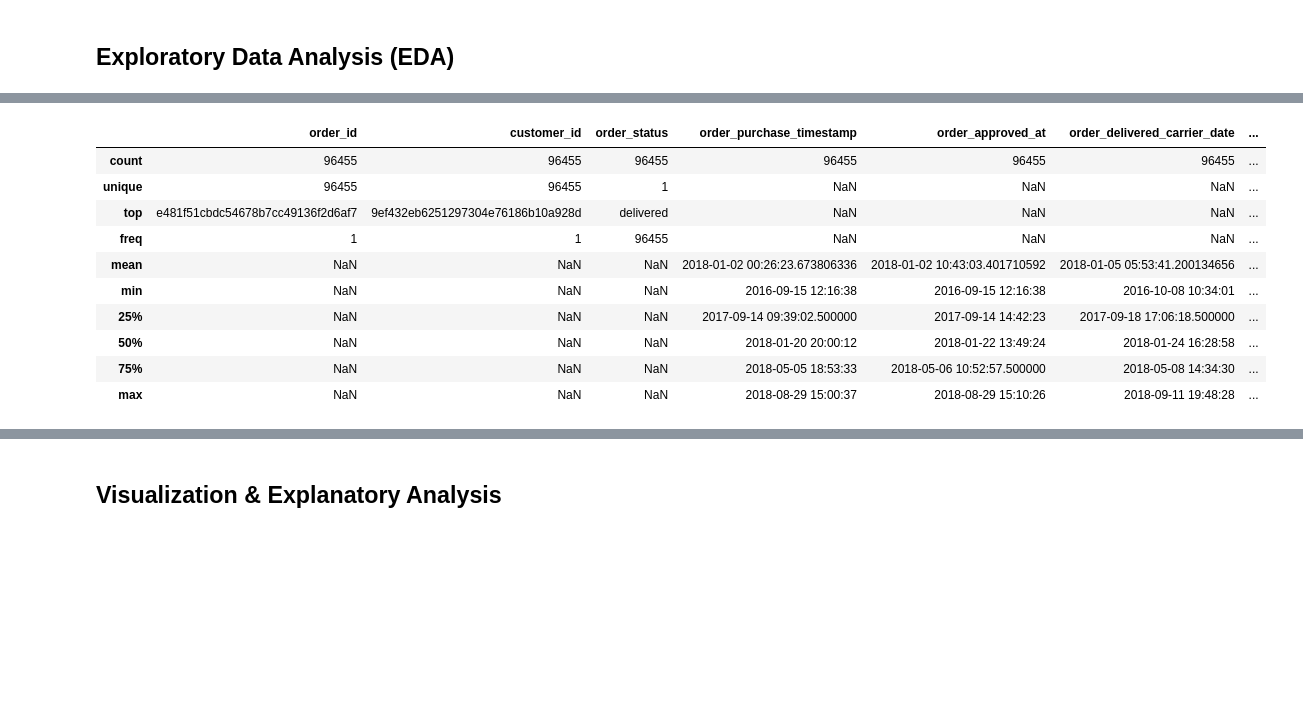
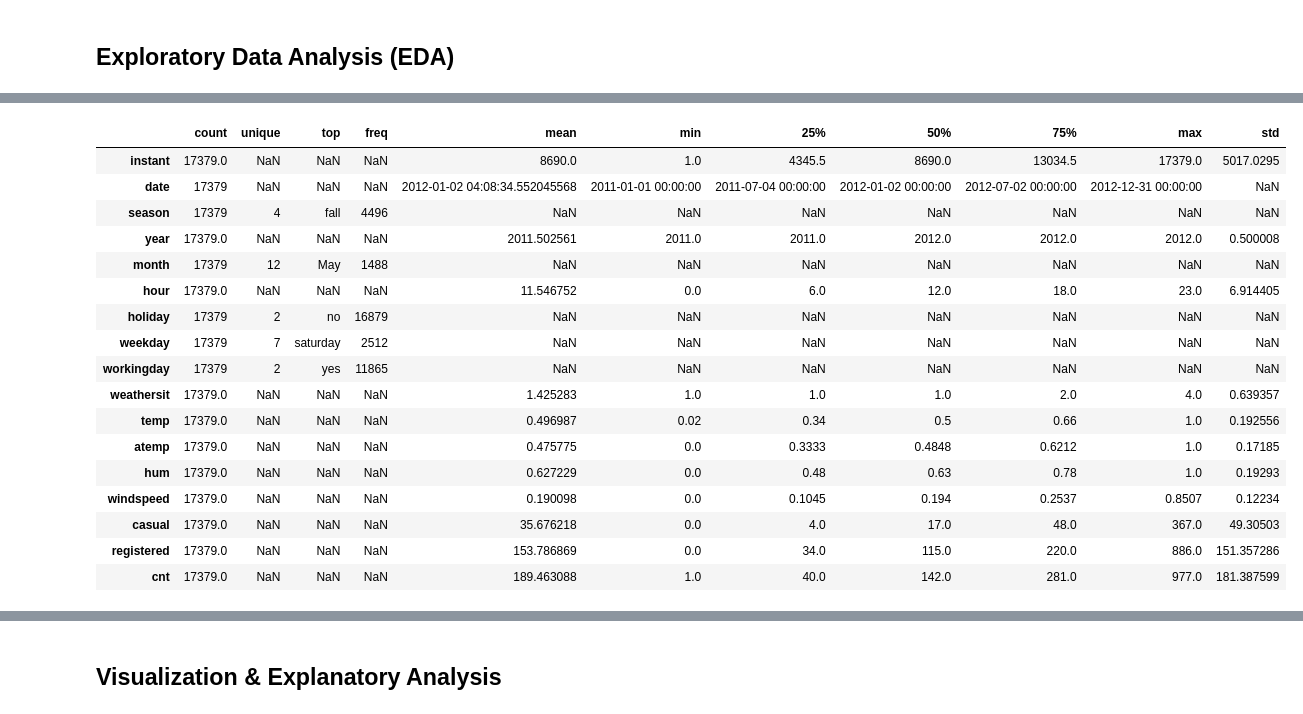
Before and after one commit to Sulbae/Bike-Sharing-Practice, a Jupyter notebook: notebook.ipynb, the cells around one changed output, grey strips where cells are left out. Cells and saved outputs as stored; diff of their text form; code cells hidden in the pictures; blank space fills up the shorter version.

```diff
--- a/notebook.ipynb
+++ b/notebook.ipynb
@@ -415,0 +249,8 @@ memory usage: 2.5+ MB
+# %%
+# season column
+seasons = {1: "spring",
+           2: "summer",
+           3: "fall",
+           4: "winter"}
+
+hourly_dataset_df["season"] = hourly_dataset_df["season"].map(seasons)
@@ -415,0 +275,29 @@ memory usage: 2.5+ MB
+# %%
+# weekday column
+days = {
+    0: "sunday",
+    1: "monday",
+    2: "tuesday",
+    3: "wednesday",
+    4: "thursday",
+    5: "friday",
+    6: "saturday"
+}
+
+hourly_dataset_df["weekday"] = hourly_dataset_df["weekday"].map(days)
+# %%
+# holiday column
+holidays = {
+    0: "no",
+    1: "yes"
+}
+
+hourly_dataset_df["holiday"] = hourly_dataset_df["holiday"].map(holidays)
+
+# workingday column
+workingdays = {
+    0: "no",
+    1: "yes"
+}
+
+hourly_dataset_df["workingday"] = hourly_dataset_df["workingday"].map(workingdays)
@@ -422,0 +475,3 @@ memory usage: 2.5+ MB
+# %%
+hourly_dataset_df.rename(columns={"yr": "year", "dteday": "date", "mnth": "month", "hr": "hour"}, inplace=True)
+hourly_dataset_df.head()
@@ -423,14 +485,21 @@ memory usage: 2.5+ MB
 # %%
-orders_dataset_df.describe(include="all")
+hourly_dataset_df.describe(include="all").T
 # %% [output]
-|  | order_id | customer_id | order_status | order_purchase_timestamp | order_approved_at | order_delivered_carrier_date | ... |
-| count | 96455 | 96455 | 96455 | 96455 | 96455 | 96455 | ... |
-| unique | 96455 | 96455 | 1 | NaN | NaN | NaN | ... |
-| top | e481f51cbdc54678b7cc49136f2d6af7 | 9ef432eb6251297304e76186b10a928d | delivered | NaN | NaN | NaN | ... |
-| freq | 1 | 1 | 96455 | NaN | NaN | NaN | ... |
-| mean | NaN | NaN | NaN | 2018-01-02 00:26:23.673806336 | 2018-01-02 10:43:03.401710592 | 2018-01-05 05:53:41.200134656 | ... |
-| min | NaN | NaN | NaN | 2016-09-15 12:16:38 | 2016-09-15 12:16:38 | 2016-10-08 10:34:01 | ... |
-| 25% | NaN | NaN | NaN | 2017-09-14 09:39:02.500000 | 2017-09-14 14:42:23 | 2017-09-18 17:06:18.500000 | ... |
-| 50% | NaN | NaN | NaN | 2018-01-20 20:00:12 | 2018-01-22 13:49:24 | 2018-01-24 16:28:58 | ... |
-| 75% | NaN | NaN | NaN | 2018-05-05 18:53:33 | 2018-05-06 10:52:57.500000 | 2018-05-08 14:34:30 | ... |
-| max | NaN | NaN | NaN | 2018-08-29 15:00:37 | 2018-08-29 15:10:26 | 2018-09-11 19:48:28 | ... |
+|  | count | unique | top | freq | mean | min | 25% | 50% | 75% | max | std |
+| instant | 17379.0 | NaN | NaN | NaN | 8690.0 | 1.0 | 4345.5 | 8690.0 | 13034.5 | 17379.0 | 5017.0295 |
+| date | 17379 | NaN | NaN | NaN | 2012-01-02 04:08:34.552045568 | 2011-01-01 00:00:00 | 2011-07-04 00:00:00 | 2012-01-02 00:00:00 | 2012-07-02 00:00:00 | 2012-12-31 00:00:00 | NaN |
+| season | 17379 | 4 | fall | 4496 | NaN | NaN | NaN | NaN | NaN | NaN | NaN |
+| year | 17379.0 | NaN | NaN | NaN | 2011.502561 | 2011.0 | 2011.0 | 2012.0 | 2012.0 | 2012.0 | 0.500008 |
+| month | 17379 | 12 | May | 1488 | NaN | NaN | NaN | NaN | NaN | NaN | NaN |
+| hour | 17379.0 | NaN | NaN | NaN | 11.546752 | 0.0 | 6.0 | 12.0 | 18.0 | 23.0 | 6.914405 |
+| holiday | 17379 | 2 | no | 16879 | NaN | NaN | NaN | NaN | NaN | NaN | NaN |
+| weekday | 17379 | 7 | saturday | 2512 | NaN | NaN | NaN | NaN | NaN | NaN | NaN |
+| workingday | 17379 | 2 | yes | 11865 | NaN | NaN | NaN | NaN | NaN | NaN | NaN |
+| weathersit | 17379.0 | NaN | NaN | NaN | 1.425283 | 1.0 | 1.0 | 1.0 | 2.0 | 4.0 | 0.639357 |
+| temp | 17379.0 | NaN | NaN | NaN | 0.496987 | 0.02 | 0.34 | 0.5 | 0.66 | 1.0 | 0.192556 |
+| atemp | 17379.0 | NaN | NaN | NaN | 0.475775 | 0.0 | 0.3333 | 0.4848 | 0.6212 | 1.0 | 0.17185 |
+| hum | 17379.0 | NaN | NaN | NaN | 0.627229 | 0.0 | 0.48 | 0.63 | 0.78 | 1.0 | 0.19293 |
+| windspeed | 17379.0 | NaN | NaN | NaN | 0.190098 | 0.0 | 0.1045 | 0.194 | 0.2537 | 0.8507 | 0.12234 |
+| casual | 17379.0 | NaN | NaN | NaN | 35.676218 | 0.0 | 4.0 | 17.0 | 48.0 | 367.0 | 49.30503 |
+| registered | 17379.0 | NaN | NaN | NaN | 153.786869 | 0.0 | 34.0 | 115.0 | 220.0 | 886.0 | 151.357286 |
+| cnt | 17379.0 | NaN | NaN | NaN | 189.463088 | 1.0 | 40.0 | 142.0 | 281.0 | 977.0 | 181.387599 |
```
Also changed, not shown: parts of 136 cells of this notebook.
